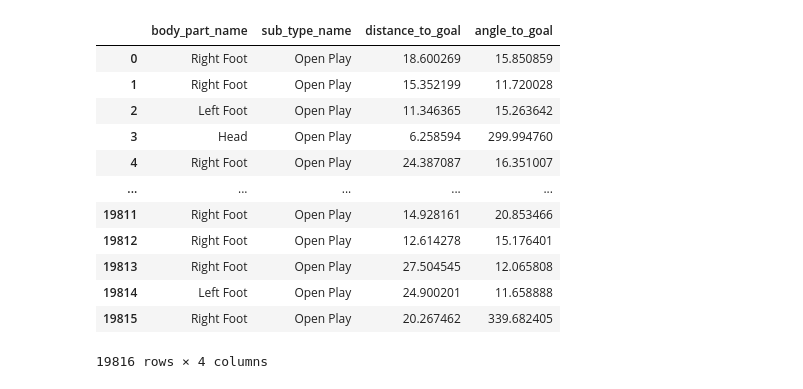
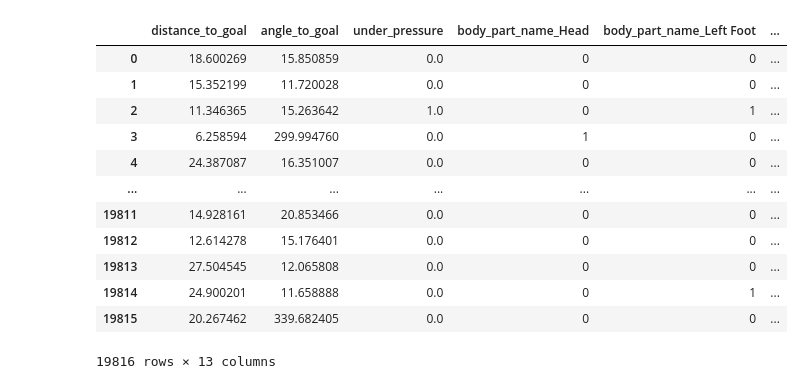
Before and after one commit to Joaaa67/ML-project, a Jupyter notebook: model.ipynb, the cells around one changed output. Cells and saved outputs as stored; diff of their text form; code cells hidden in the pictures.

```diff
--- a/model.ipynb
+++ b/model.ipynb
@@ -43,19 +25,23 @@ df
 # %%
+X = df[['body_part_name', 'sub_type_name', 'distance_to_goal', 'angle_to_goal', 'under_pressure', 'shot_first_time']] # pongo estas dos features nuevas - johan
+y = df['outcome']
 
-X = df[['body_part_name', 'sub_type_name', 'distance_to_goal', 'angle_to_goal']]
-y = df['outcome']
+
+X = X.fillna(0)
+X = pd.get_dummies(X, dtype=int) # right way to do it - johan
+
 X
 # %% [output]
-|  | body_part_name | sub_type_name | distance_to_goal | angle_to_goal |
-| 0 | Right Foot | Open Play | 18.600269 | 15.850859 |
-| 1 | Right Foot | Open Play | 15.352199 | 11.720028 |
-| 2 | Left Foot | Open Play | 11.346365 | 15.263642 |
-| 3 | Head | Open Play | 6.258594 | 299.994760 |
-| 4 | Right Foot | Open Play | 24.387087 | 16.351007 |
-| ... | ... | ... | ... | ... |
-| 19811 | Right Foot | Open Play | 14.928161 | 20.853466 |
-| 19812 | Right Foot | Open Play | 12.614278 | 15.176401 |
-| 19813 | Right Foot | Open Play | 27.504545 | 12.065808 |
-| 19814 | Left Foot | Open Play | 24.900201 | 11.658888 |
-| 19815 | Right Foot | Open Play | 20.267462 | 339.682405 |
+|  | distance_to_goal | angle_to_goal | under_pressure | body_part_name_Head | body_part_name_Left Foot | ... |
+| 0 | 18.600269 | 15.850859 | 0.0 | 0 | 0 | ... |
+| 1 | 15.352199 | 11.720028 | 0.0 | 0 | 0 | ... |
+| 2 | 11.346365 | 15.263642 | 1.0 | 0 | 1 | ... |
+| 3 | 6.258594 | 299.994760 | 0.0 | 1 | 0 | ... |
+| 4 | 24.387087 | 16.351007 | 0.0 | 0 | 0 | ... |
+| ... | ... | ... | ... | ... | ... | ... |
+| 19811 | 14.928161 | 20.853466 | 0.0 | 0 | 0 | ... |
+| 19812 | 12.614278 | 15.176401 | 0.0 | 0 | 0 | ... |
+| 19813 | 27.504545 | 12.065808 | 0.0 | 0 | 0 | ... |
+| 19814 | 24.900201 | 11.658888 | 0.0 | 0 | 1 | ... |
+| 19815 | 20.267462 | 339.682405 | 0.0 | 0 | 0 | ... |
-19816 rows × 4 columns
+19816 rows × 13 columns
```
Also changed, not shown: parts of 31 cells of this notebook.
